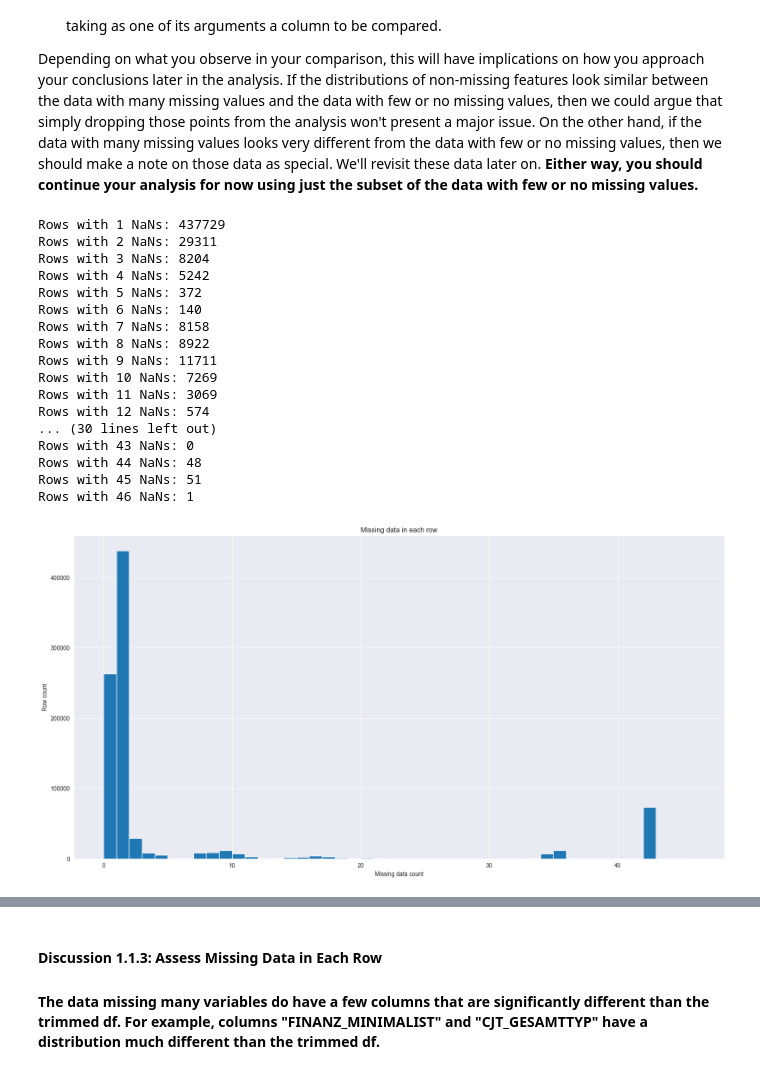
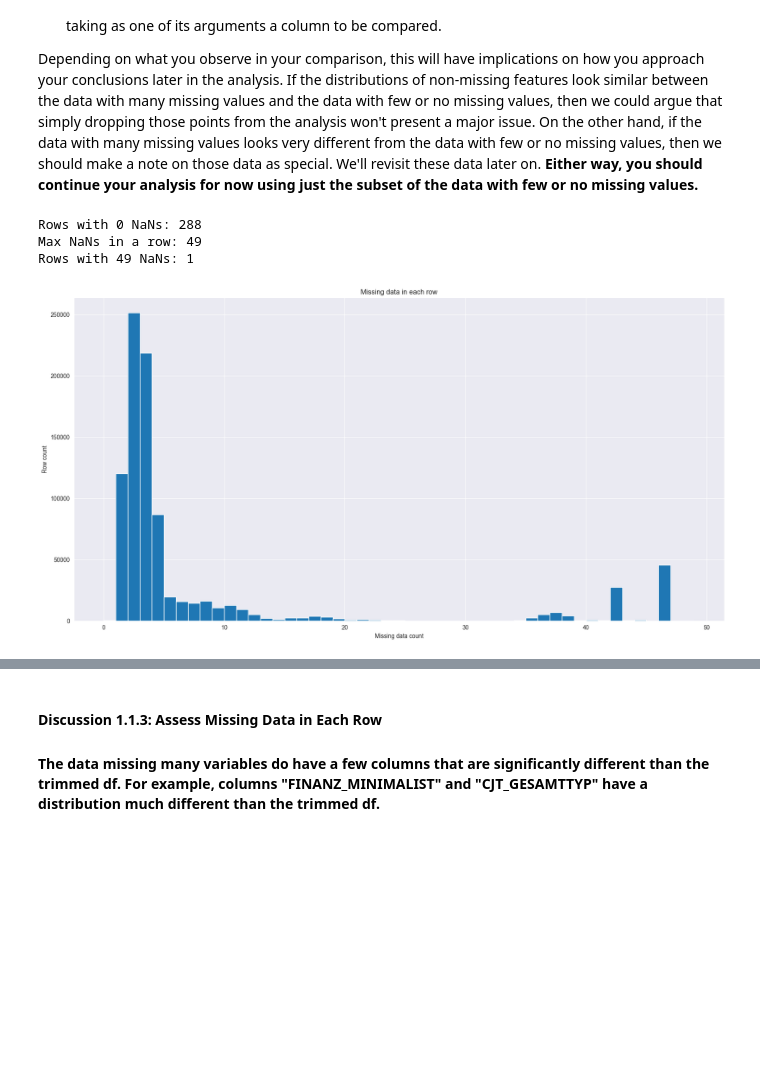
Before and after one commit to forgebench/udacitySaUL, a Jupyter notebook: Identify_Customer_Segments.ipynb, the cells around one changed output, grey strips where cells are left out. Drawn from its saved outputs; the diff is of its cells as text; code cells hidden in the pictures; blank space fills up the shorter version.

```diff
--- a/Identify_Customer_Segments.ipynb
+++ b/Identify_Customer_Segments.ipynb
@@ -76,15 +76,3 @@ The feature summary file contains a summary of properties for each demographics
 The fourth column of the feature attributes summary (loaded in above as `feat_info`) documents the codes from the data dictionary that indicate missing or unknown data. While the file encodes this as a list (e.g. `[-1,0]`), this will get read in as a string object. You'll need to do a little bit of parsing to make use of it to identify and clean the data. Convert data that matches a 'missing' or 'unknown' value code into a numpy NaN value. You might want to see how much data takes on a 'missing' or 'unknown' code, and how much data is naturally missing, as a point of interest.
 
 **As one more reminder, you are encouraged to add additional cells to break up your analysis into manageable chunks.**
-# %%
-# Identify missing or unknown data values and convert them to NaNs.
-
-print(f'Azdias nan: {azdias.isnull().sum().sum()}')
-
-for row in feat_info.itertuples():
-    if row.missing_or_unknown != '[]':
-        missing_or_unknown = row.missing_or_unknown.strip('][').split(',')
-        column_to_check = row.attribute
-        for value in missing_or_unknown:
-            print(f'Checking {column_to_check} for {value}')
-            azdias[column_to_check] = azdias[column_to_check].replace(value, np.nan)
@@ -150,41 +188,27 @@ Depending on what you observe in your comparison, this will have implications on
 # %%
 # How much data is missing in each row of the dataset?
 
 nan_count = azdias.isnull().sum(axis=1)
-# print(f'Rows with 0 NaNs: {nan_count[nan_count == 0].count()}')
+print(f'Rows with 0 NaNs: {nan_count[nan_count == 0].count()}')
 
 max_nan_count = nan_count.max()
-# print(f'Max NaNs in a row: {max_nan_count}')
-# print(f'Rows with {max_nan_count} NaNs: {nan_count[nan_count == max_nan_count].count()}')
+print(f'Max NaNs in a row: {max_nan_count}')
+print(f'Rows with {max_nan_count} NaNs: {nan_count[nan_count == max_nan_count].count()}')
 
-for i in range(1, max_nan_count + 1):
-    print(f'Rows with {i} NaNs: {nan_count[nan_count == i].count()}')
+# for i in range(1, max_nan_count + 1):
+#     print(f'Rows with {i} NaNs: {nan_count[nan_count == i].count()}')
 
 fig, ax = plt.subplots(figsize=(20, 10))
 ax.hist(nan_count, bins=range(0, max_nan_count + 1))
 ax.set_title('Missing data in each row')
 ax.set_xlabel('Missing data count')
 ax.set_ylabel('Row count')
 plt.show()
 # %% [output]
-Rows with 1 NaNs: 437729
-Rows with 2 NaNs: 29311
-Rows with 3 NaNs: 8204
-Rows with 4 NaNs: 5242
-Rows with 5 NaNs: 372
-Rows with 6 NaNs: 140
-Rows with 7 NaNs: 8158
-Rows with 8 NaNs: 8922
-Rows with 9 NaNs: 11711
-Rows with 10 NaNs: 7269
-Rows with 11 NaNs: 3069
-Rows with 12 NaNs: 574
-... (30 lines left out)
-Rows with 43 NaNs: 0
-Rows with 44 NaNs: 48
-Rows with 45 NaNs: 51
-Rows with 46 NaNs: 1
+Rows with 0 NaNs: 288
+Max NaNs in a row: 49
+Rows with 49 NaNs: 1
-[figure, old version]
+[figure, new version]
 # %%
 # Write code to divide the data into two subsets based on the number of missing
 # values in each row.
```
Also changed, not shown: parts of 26 cells of this notebook.
